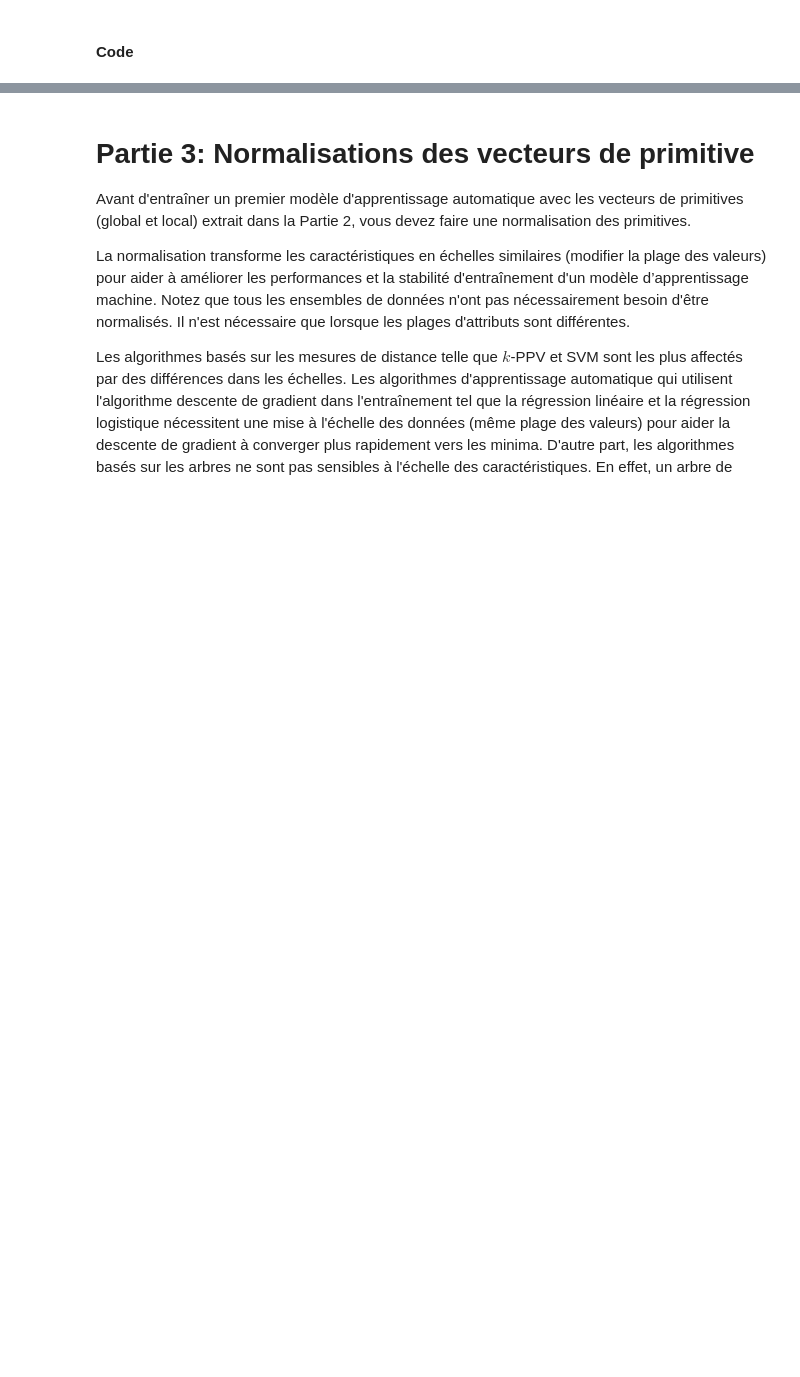
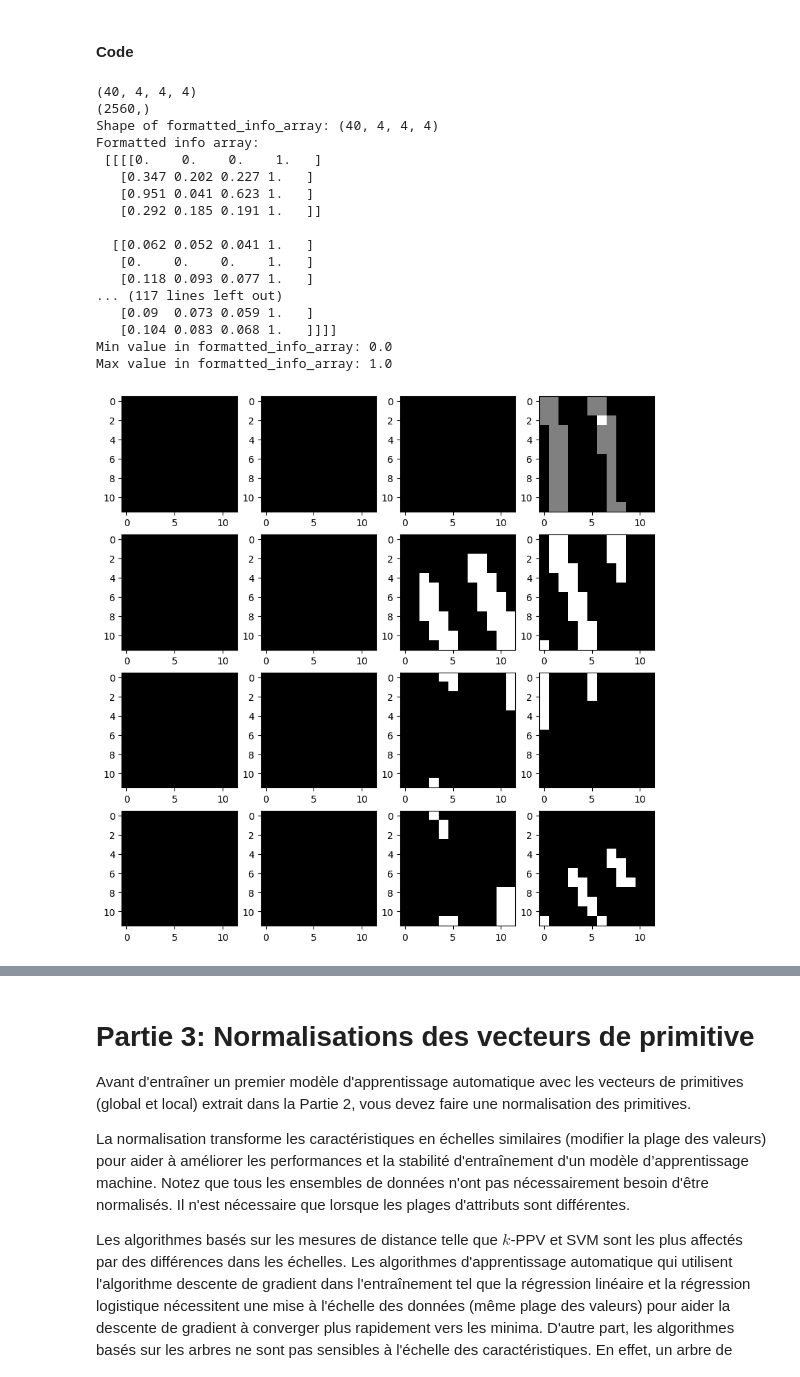
Before and after one commit to Scammaz/771-lab2, a Jupyter notebook: Lab2_GTI771_H24_Ver2.ipynb, the cells around one changed output, grey strips where cells are left out. Saved outputs shown, nothing was run; the diff lists cells and outputs as text; code cells hidden in the pictures; blank space fills up the shorter version.

```diff
--- a/Lab2_GTI771_H24_Ver2.ipynb
+++ b/Lab2_GTI771_H24_Ver2.ipynb
@@ -335,7 +429,7 @@ import matplotlib.pyplot as plt
 
 
 # Get the dimensions of the image
-height, width = masked_image.shape
+height, width = example_image.shape
 
 # Define the number of rows and columns for the grid
 rows = 4
@@ -377,55 +471,81 @@ def local_feature_extraction(image, rows=4, cols=4):
             feature[i][j].append(mean)
             feature[i][j].append(variance)
             feature[i][j].append(energy_val)
             feature[i][j].append(entropy_val)
 
             # Optional: Display the zone
             axs[i, j].imshow(zone, cmap='gray')
 
     return feature
+def local_area_feature_extraction(kernel_images: np.ndarray, rows: int = 4, cols: int = 4) -> np.ndarray:
+# Process each filtered image and collect features
+    info = []
+    for img in kernel_images:
+        feature = local_feature_extraction(img)
+        info.append(feature)
 
-# Process each filtered image and collect features
-info = []
-for img in filtered_images:
-    feature = local_feature_extraction(img)
-    info.append(feature)
+    # Convert the list of features into a NumPy array with the desired structure
+    info_array = np.array(info)
 
-# Convert the list of features into a NumPy array with the desired structure
-info_array = np.array(info)
+    # Reshape the array to have the desired dimensions: [num_images, rows, cols, extracted_features]
+    num_images = len(info)
+    rows, cols = len(info[0]), len(info[0][0])
+    extracted_features = len(info[0][0][0])  # Assuming all feature lists have the same length
 
-# Reshape the array to have the desired dimensions: [num_images, rows, cols, extracted_features]
-num_images = len(info)
-rows, cols = len(info[0]), len(info[0][0])
-extracted_features = len(info[0][0][0])  # Assuming all feature lists have the same length
+    info_array = info_array.reshape((num_images, rows, cols, extracted_features))
 
-info_array = info_array.reshape((num_images, rows, cols, extracted_features))
-
-# To verify the structure
-print(info_array.shape)
+    # To verify the structure
+    print(info_array.shape)
 
 
-print(info_array.flatten().shape)
+    print(info_array.flatten().shape)
 
 
-flattened_info_array = info_array.reshape((-1, extracted_features))
+    flattened_info_array = info_array.reshape((-1, extracted_features))
 
-###NORMALISE
-min_vals = np.min(flattened_info_array, axis=0)
-max_vals = np.max(flattened_info_array, axis=0)
-normalized_flattened_info_array = (flattened_info_array - min_vals) / (max_vals - min_vals)
+    # Extract features for each local area
 
-# Reshape back to the original structure
-normalized_info_array = normalized_flattened_info_array.reshape((num_images, rows, cols, extracted_features))
-# Reshape back to the original structure
-normalized_info_array = normalized_flattened_info_array.reshape((num_images, rows, cols, extracted_features))
+    ###NORMALISE
+    min_vals = np.min(flattened_info_array, axis=0)
+    max_vals = np.max(flattened_info_array, axis=0)
+    normalized_flattened_info_array = (flattened_info_array - min_vals) / (max_vals - min_vals)
+
+    # Reshape back to the original structure
+    normalized_info_array = normalized_flattened_info_array.reshape((num_images, rows, cols, extracted_features))
+    # Reshape back to the original structure
+    normalized_info_array = normalized_flattened_info_array.reshape((num_images, rows, cols, extracted_features))
+
+    return normalized_info_array
+
+# Extract features for each local area
+normalized_info_array = local_area_feature_extraction(filtered_images)
 
 # Convert to a more readable format
 formatted_info_array = np.around(normalized_info_array, decimals=3)
 
 # To verify the structure and values
 print("Shape of formatted_info_array:", formatted_info_array.shape)
 print("Formatted info array:\n", formatted_info_array)
 
 # Check that values are within the range [0, 1]
 print("Min value in formatted_info_array:", np.min(formatted_info_array))
 print("Max value in formatted_info_array:", np.max(formatted_info_array))
+# %% [output]
+(40, 4, 4, 4)
+(2560,)
+Shape of formatted_info_array: (40, 4, 4, 4)
+Formatted info array:
+ [[[[0.    0.    0.    1.   ]
+   [0.347 0.202 0.227 1.   ]
+   [0.951 0.041 0.623 1.   ]
+   [0.292 0.185 0.191 1.   ]]
+
+  [[0.062 0.052 0.041 1.   ]
+   [0.    0.    0.    1.   ]
+   [0.118 0.093 0.077 1.   ]
+... (117 lines left out)
+   [0.09  0.073 0.059 1.   ]
+   [0.104 0.083 0.068 1.   ]]]]
+Min value in formatted_info_array: 0.0
+Max value in formatted_info_array: 1.0
+[figure, added]
```
Also changed, not shown: parts of 6 cells of this notebook.
